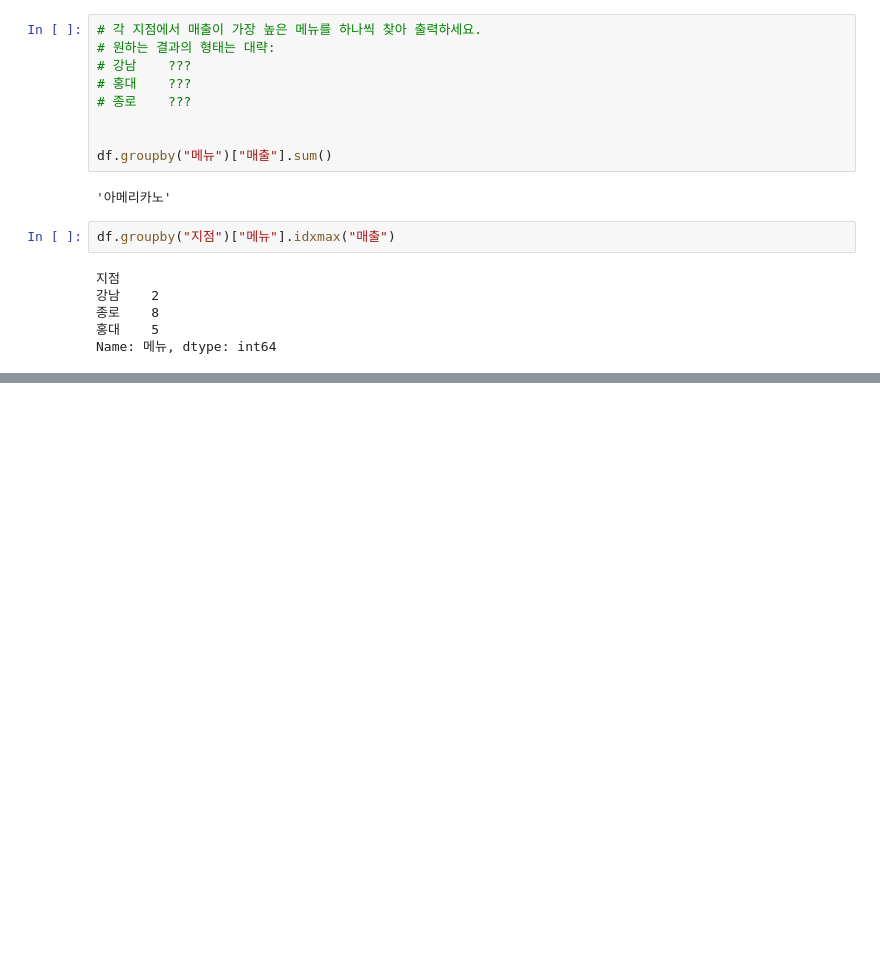
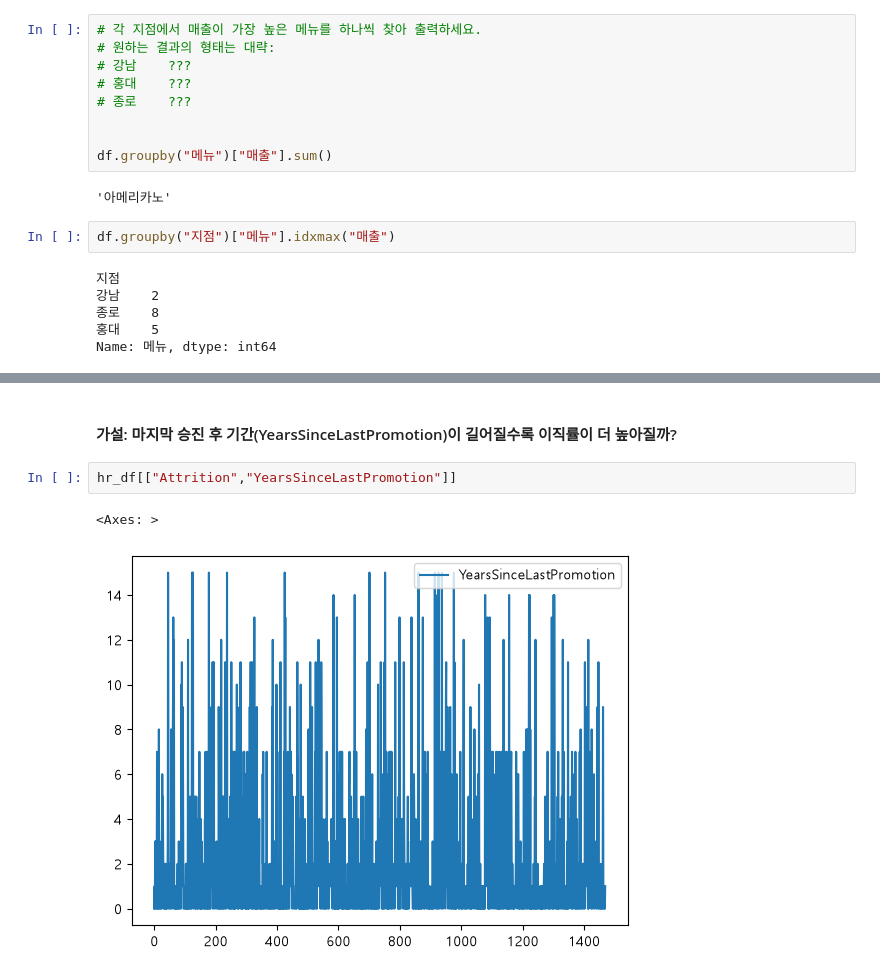
Before and after one commit to shoh03/kdt-data-analysis, a Jupyter notebook: 연습장.ipynb, the cells around one changed output, grey strips where cells are left out. Cells and saved outputs as stored; diff of their text form; blank space fills up the shorter version.

```diff
--- a/연습장.ipynb
+++ b/연습장.ipynb
@@ -358,0 +434,7 @@ Name: 메뉴, dtype: int64
+# %% [markdown]
+#### 가설: 마지막 승진 후 기간(YearsSinceLastPromotion)이 길어질수록 이직률이 더 높아질까?
+# %%
+hr_df[["Attrition","YearsSinceLastPromotion"]]
+# %% [output]
+<Axes: >
+[figure, added]
```
Also changed, not shown: parts of 58 cells of this notebook, 2 other files.
